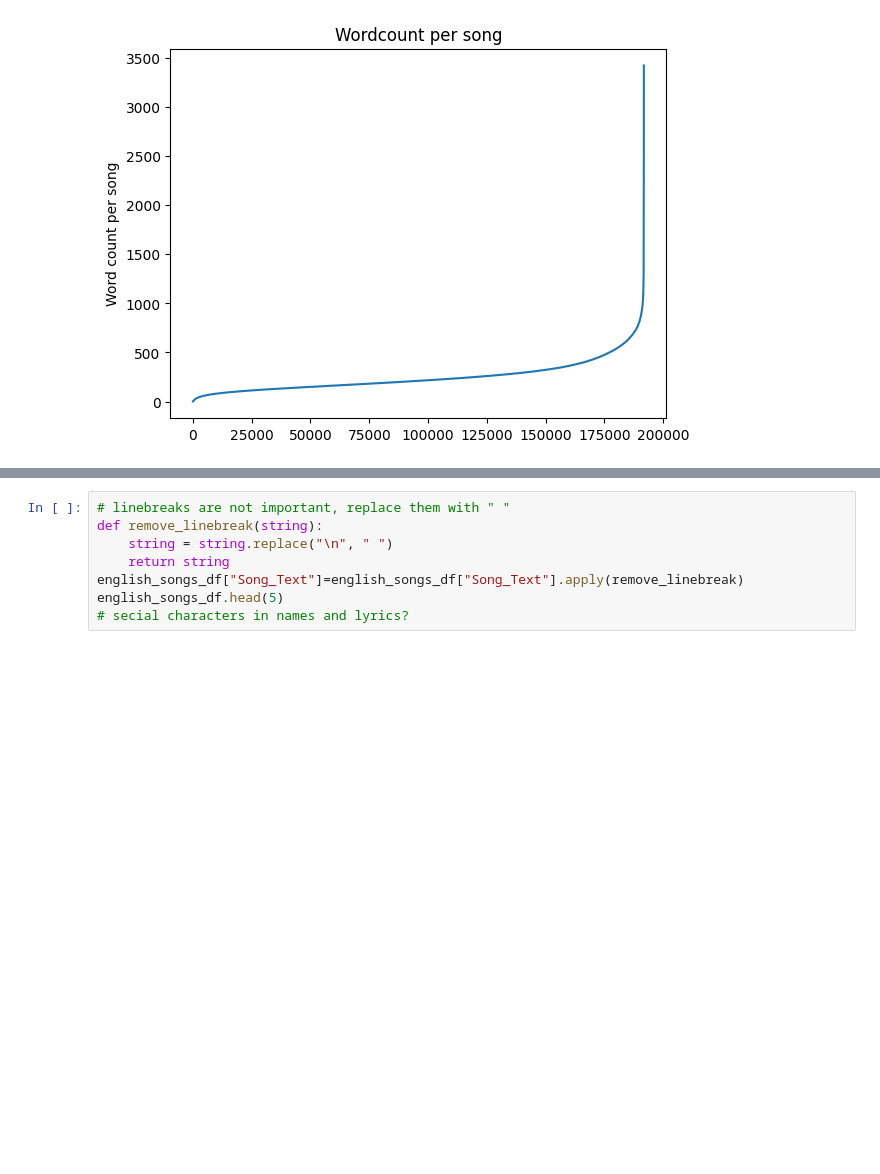
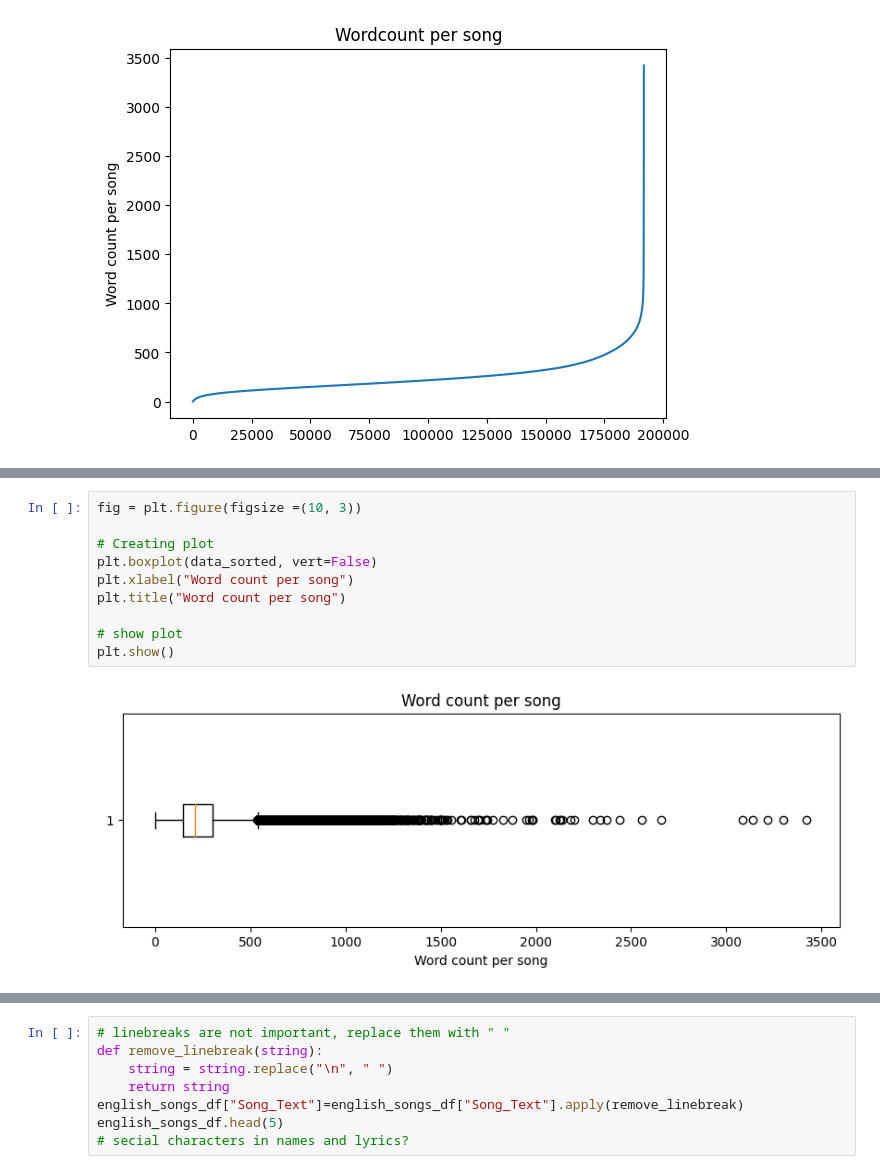
Before and after one commit to Simon-0711/ta_lyrics_sentiment_classification, a Jupyter notebook: data_exploration/max_data_exploration.ipynb, the cells around one changed output, grey strips where cells are left out. Cells and saved outputs as stored; diff of their text form; blank space fills up the shorter version.

```diff
--- a/data_exploration/max_data_exploration.ipynb
+++ b/data_exploration/max_data_exploration.ipynb
@@ -154,0 +159,12 @@ plt.show()
+# %%
+fig = plt.figure(figsize =(10, 3))
+
+# Creating plot
+plt.boxplot(data_sorted, vert=False)
+plt.xlabel("Word count per song")
+plt.title("Word count per song")
+
+# show plot
+plt.show()
+# %% [output]
+[figure, added]
```
Also changed, not shown: parts of 3 cells of this notebook.
